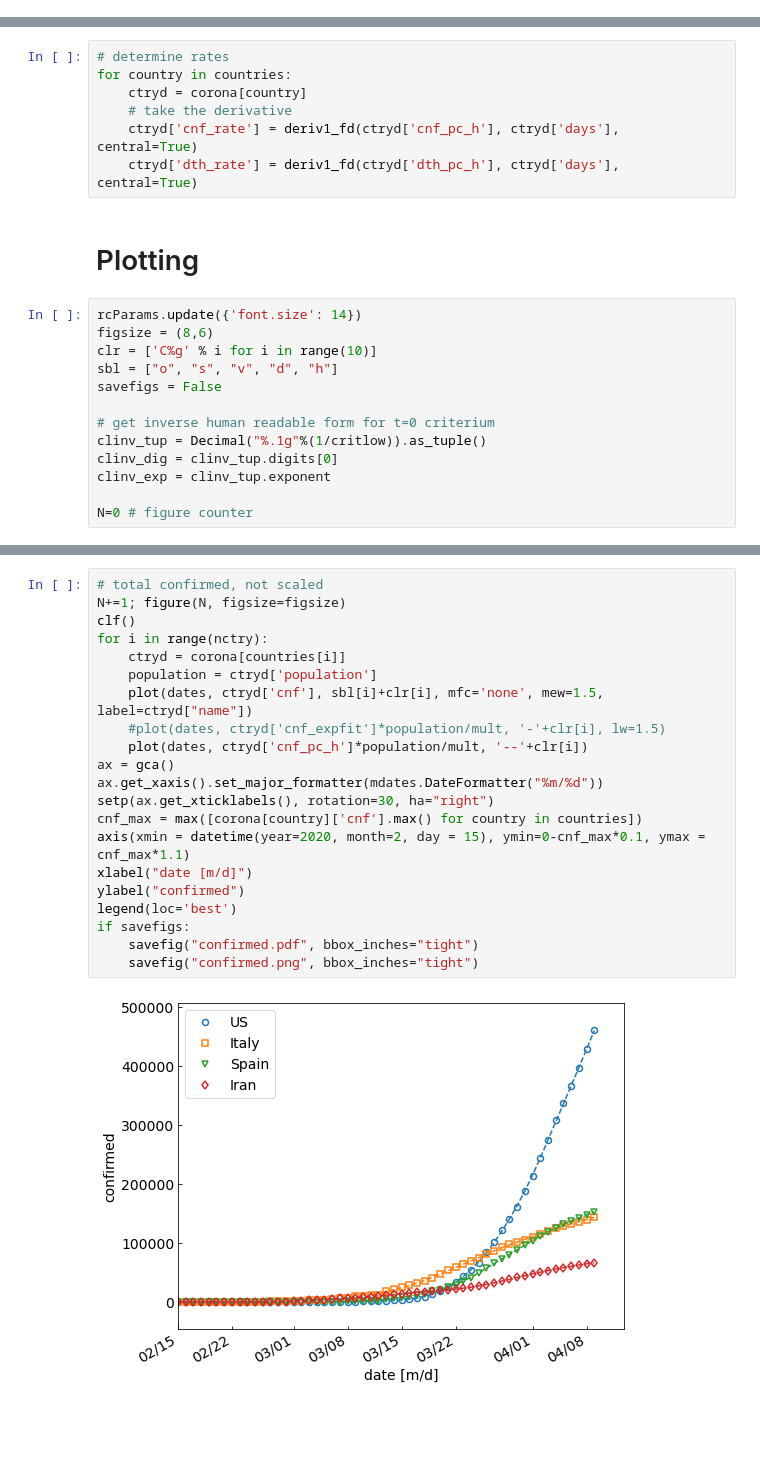
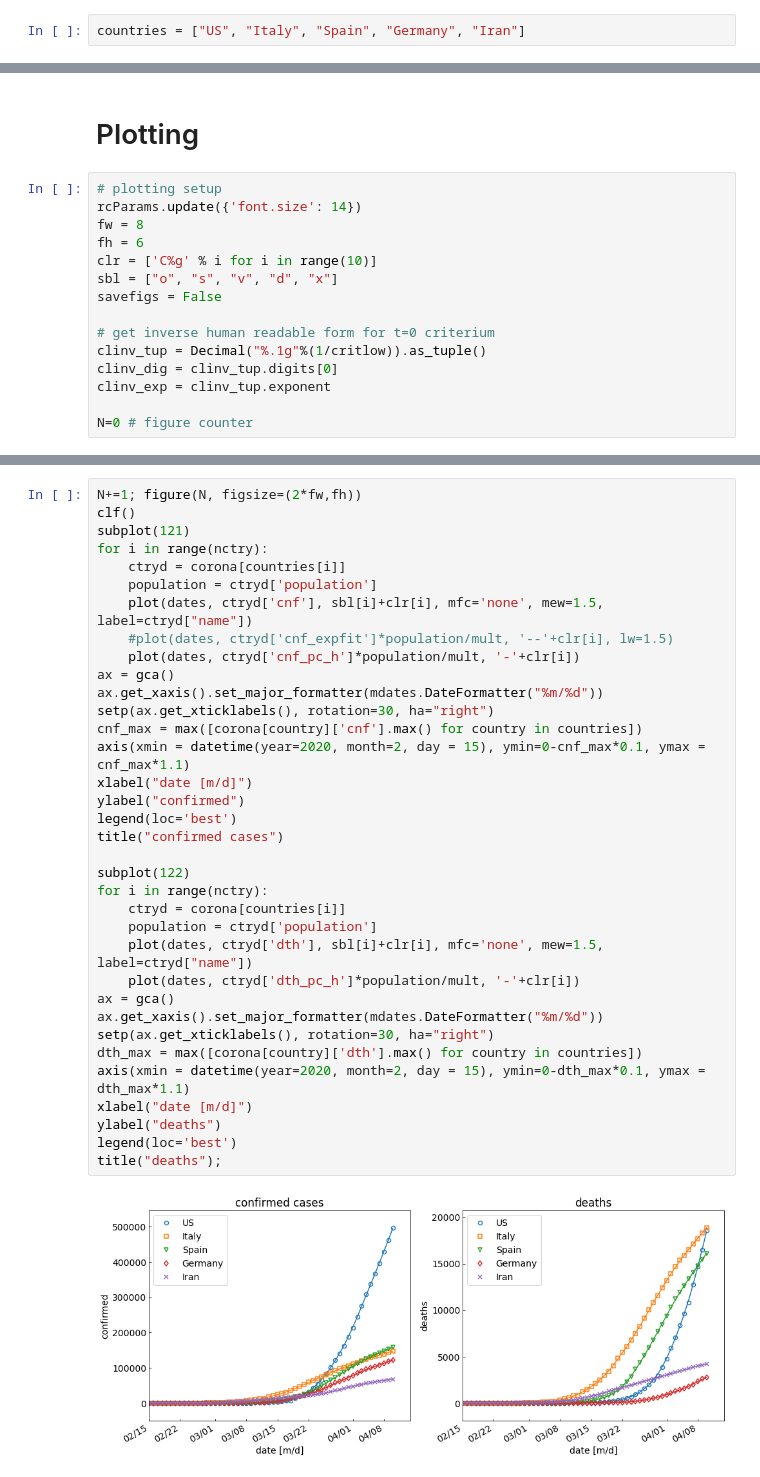
Before and after one commit to jjstickel/covid-19_ts_analysis, a Jupyter notebook: analyze_covide_time_series_notebook.ipynb, the cells around one changed output, grey strips where cells are left out. Drawn from its saved outputs; the diff is of its cells as text; blank space fills up the shorter version.

Commit message:
moved many data operations to a module
also rearranged plots and added commentary

```diff
--- a/analyze_covide_time_series_notebook.ipynb
+++ b/analyze_covide_time_series_notebook.ipynb
@@ -154,0 +38,2 @@ for country in countries:
+# %%
+countries = ["US", "Italy", "Spain", "Germany", "Iran"]
@@ -183,18 +83,13 @@ initial doubling time for Spain was 1.90011 days
 initial doubling time for Iran was 4.19274 days
-# %%
-# determine rates
-for country in countries:
-    ctryd = corona[country]
-    # take the derivative
-    ctryd['cnf_rate'] = deriv1_fd(ctryd['cnf_pc_h'], ctryd['days'], central=True)
-    ctryd['dth_rate'] = deriv1_fd(ctryd['dth_pc_h'], ctryd['days'], central=True)
 # %% [markdown]
 # Plotting
 # %%
+# plotting setup
 rcParams.update({'font.size': 14})
-figsize = (8,6)
+fw = 8
+fh = 6
 clr = ['C%g' % i for i in range(10)]
-sbl = ["o", "s", "v", "d", "h"]
+sbl = ["o", "s", "v", "d", "x"]
 savefigs = False
 
 # get inverse human readable form for t=0 criterium
@@ -206,23 +103,37 @@ N=0 # figure counter
 # %%
-# total confirmed, not scaled
-N+=1; figure(N, figsize=figsize)
+N+=1; figure(N, figsize=(2*fw,fh))
 clf()
+subplot(121)
 for i in range(nctry):
     ctryd = corona[countries[i]]
     population = ctryd['population']
     plot(dates, ctryd['cnf'], sbl[i]+clr[i], mfc='none', mew=1.5, label=ctryd["name"])
-    #plot(dates, ctryd['cnf_expfit']*population/mult, '-'+clr[i], lw=1.5)
-    plot(dates, ctryd['cnf_pc_h']*population/mult, '--'+clr[i])
+    #plot(dates, ctryd['cnf_expfit']*population/mult, '--'+clr[i], lw=1.5)
+    plot(dates, ctryd['cnf_pc_h']*population/mult, '-'+clr[i])
 ax = gca()
 ax.get_xaxis().set_major_formatter(mdates.DateFormatter("%m/%d"))
 setp(ax.get_xticklabels(), rotation=30, ha="right")
 cnf_max = max([corona[country]['cnf'].max() for country in countries])
 axis(xmin = datetime(year=2020, month=2, day = 15), ymin=0-cnf_max*0.1, ymax = cnf_max*1.1)
 xlabel("date [m/d]")
 ylabel("confirmed")
 legend(loc='best')
-if savefigs:
-    savefig("confirmed.pdf", bbox_inches="tight")
-    savefig("confirmed.png", bbox_inches="tight")
+title("confirmed cases")
+
+subplot(122)
+for i in range(nctry):
+    ctryd = corona[countries[i]]
+    population = ctryd['population']
+    plot(dates, ctryd['dth'], sbl[i]+clr[i], mfc='none', mew=1.5, label=ctryd["name"])
+    plot(dates, ctryd['dth_pc_h']*population/mult, '-'+clr[i])
+ax = gca()
+ax.get_xaxis().set_major_formatter(mdates.DateFormatter("%m/%d"))
+setp(ax.get_xticklabels(), rotation=30, ha="right")
+dth_max = max([corona[country]['dth'].max() for country in countries])
+axis(xmin = datetime(year=2020, month=2, day = 15), ymin=0-dth_max*0.1, ymax = dth_max*1.1)
+xlabel("date [m/d]")
+ylabel("deaths")
+legend(loc='best')
+title("deaths");
 # %% [output]
-[figure, old version]
+[figure, new version]
```
Also changed, not shown: parts of 38 cells of this notebook, 4 other files.
